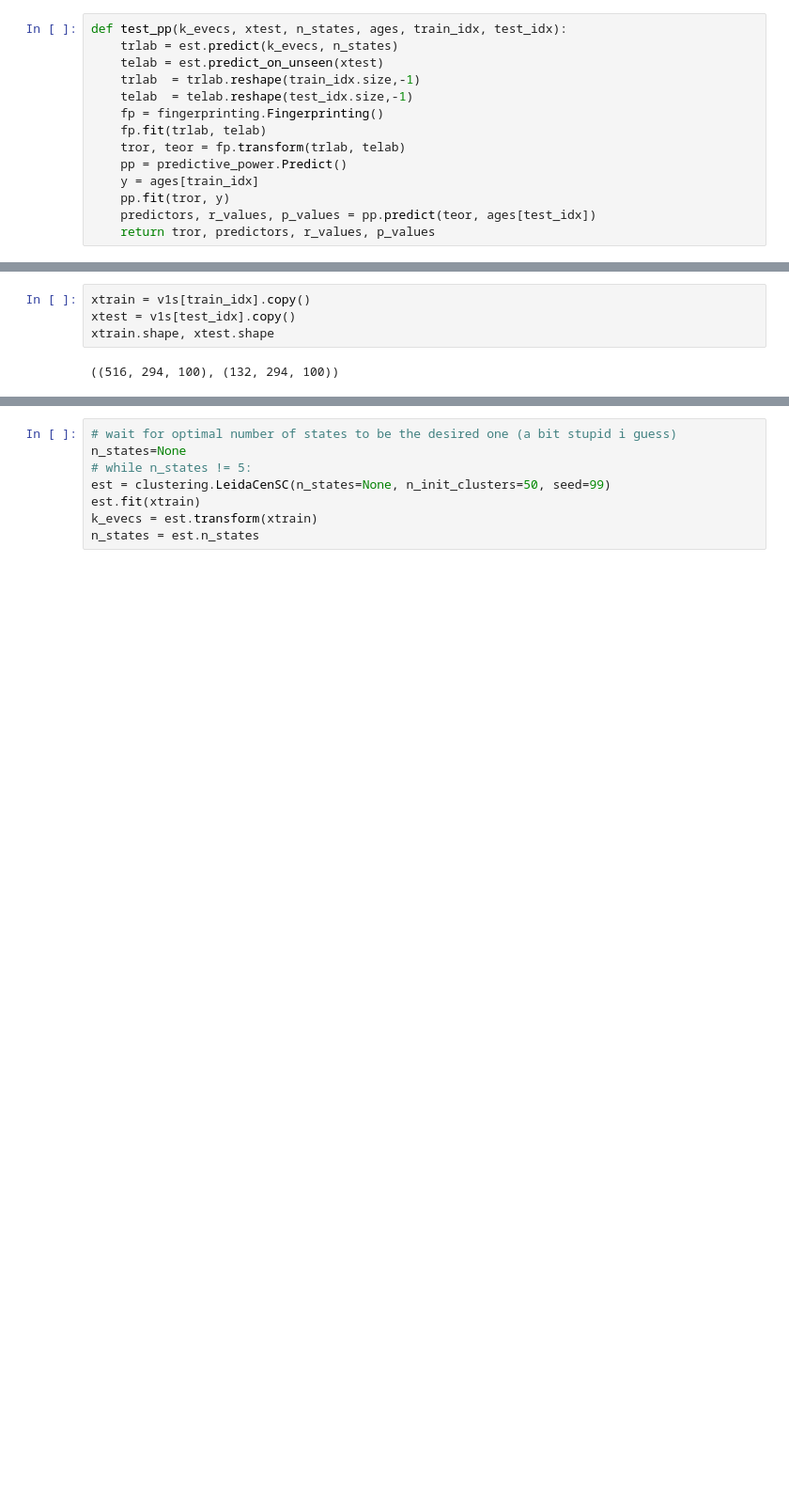
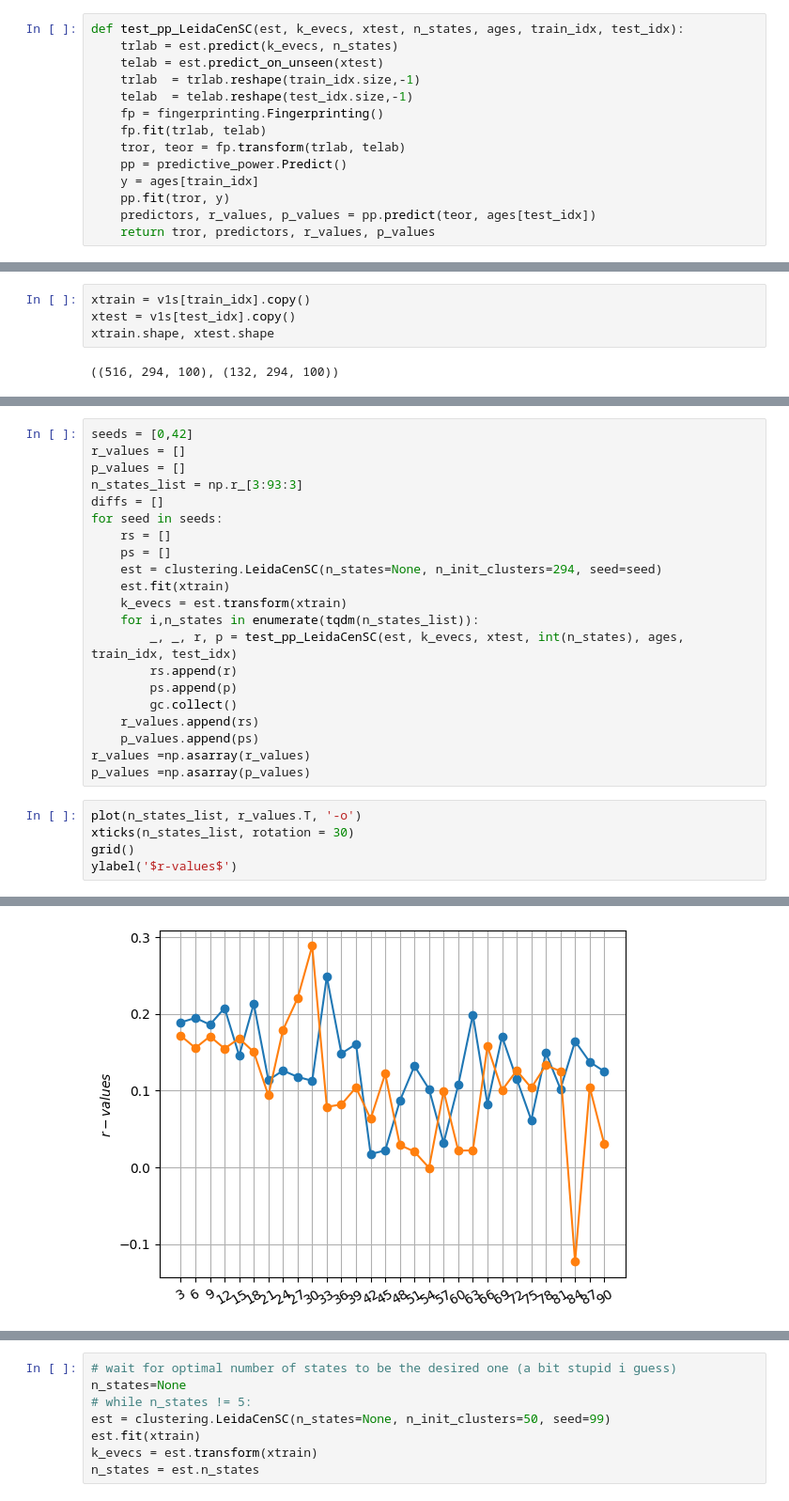
Before and after one commit to apathanasiadis/Battery-of-Metrics, a Jupyter notebook: notebooks/showcases/GettingPlots_LeidaCenSC_ more_states.ipynb, the cells around one changed output, grey strips where cells are left out. Shown at 94% size. Drawn from its saved outputs; the diff is of its cells as text; blank space fills up the shorter version.

```diff
--- a/notebooks/showcases/GettingPlots_LeidaCenSC_ more_states.ipynb
+++ b/notebooks/showcases/GettingPlots_LeidaCenSC_ more_states.ipynb
@@ -164,5 +209,5 @@ tight_layout();
 # %%
-def test_pp(k_evecs, xtest, n_states, ages, train_idx, test_idx):
+def test_pp_LeidaCenSC(est, k_evecs, xtest, n_states, ages, train_idx, test_idx):
     trlab = est.predict(k_evecs, n_states)
     telab = est.predict_on_unseen(xtest)
     trlab  = trlab.reshape(train_idx.size,-1)
@@ -185,0 +233,27 @@ xtrain.shape, xtest.shape
+# %%
+seeds = [0,42]
+r_values = []
+p_values = []
+n_states_list = np.r_[3:93:3]
+diffs = []
+for seed in seeds:
+    rs = []
+    ps = []
+    est = clustering.LeidaCenSC(n_states=None, n_init_clusters=294, seed=seed)
+    est.fit(xtrain)
+    k_evecs = est.transform(xtrain)
+    for i,n_states in enumerate(tqdm(n_states_list)):
+        _, _, r, p = test_pp_LeidaCenSC(est, k_evecs, xtest, int(n_states), ages, train_idx, test_idx)
+        rs.append(r)
+        ps.append(p)
+        gc.collect()
+    r_values.append(rs)
+    p_values.append(ps)
+r_values =np.asarray(r_values)
+p_values =np.asarray(p_values)
+# %%
+plot(n_states_list, r_values.T, '-o')
+xticks(n_states_list, rotation = 30)
+grid()
+ylabel('$r-values$')
+# %% [output]
@@ -185,0 +261 @@ xtrain.shape, xtest.shape
+[figure, added]
```
Also changed, not shown: parts of 13 cells of this notebook, 4 other files.
